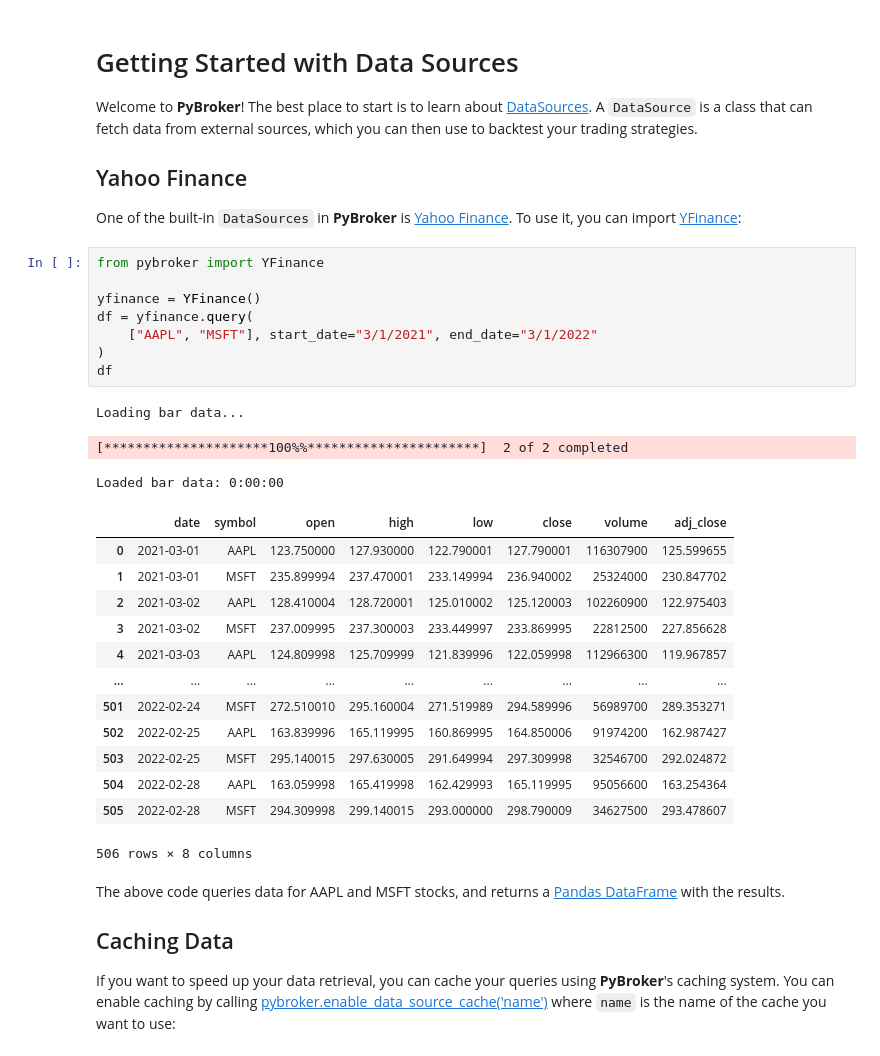
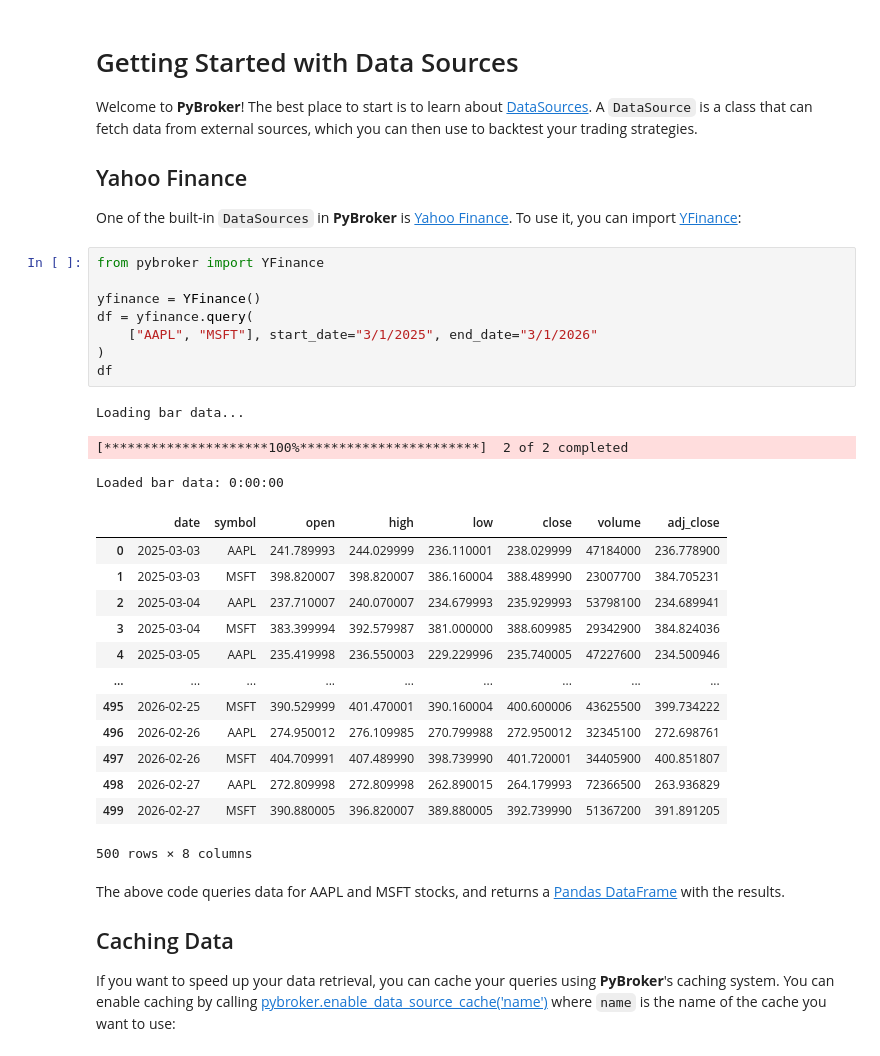
Before and after one commit to edtechre/pybroker, a Jupyter notebook: docs/source/notebooks/1. Getting Started with Data Sources.ipynb, the cells around one changed output. Drawn from its saved outputs; the diff is of its cells as text.

```diff
--- a/docs/source/notebooks/1. Getting Started with Data Sources.ipynb
+++ b/docs/source/notebooks/1. Getting Started with Data Sources.ipynb
@@ -9,28 +9,28 @@
 # %%
 from pybroker import YFinance
 
 yfinance = YFinance()
 df = yfinance.query(
-    ["AAPL", "MSFT"], start_date="3/1/2021", end_date="3/1/2022"
+    ["AAPL", "MSFT"], start_date="3/1/2025", end_date="3/1/2026"
 )
 df
 # %% [output]
 Loading bar data...
-[*********************100%%**********************]  2 of 2 completed
+[*********************100%***********************]  2 of 2 completed
 Loaded bar data: 0:00:00
 |  | date | symbol | open | high | low | close | volume | adj_close |
-| 0 | 2021-03-01 | AAPL | 123.750000 | 127.930000 | 122.790001 | 127.790001 | 116307900 | 125.599655 |
-| 1 | 2021-03-01 | MSFT | 235.899994 | 237.470001 | 233.149994 | 236.940002 | 25324000 | 230.847702 |
-| 2 | 2021-03-02 | AAPL | 128.410004 | 128.720001 | 125.010002 | 125.120003 | 102260900 | 122.975403 |
-| 3 | 2021-03-02 | MSFT | 237.009995 | 237.300003 | 233.449997 | 233.869995 | 22812500 | 227.856628 |
-| 4 | 2021-03-03 | AAPL | 124.809998 | 125.709999 | 121.839996 | 122.059998 | 112966300 | 119.967857 |
+| 0 | 2025-03-03 | AAPL | 241.789993 | 244.029999 | 236.110001 | 238.029999 | 47184000 | 236.778900 |
+| 1 | 2025-03-03 | MSFT | 398.820007 | 398.820007 | 386.160004 | 388.489990 | 23007700 | 384.705231 |
+| 2 | 2025-03-04 | AAPL | 237.710007 | 240.070007 | 234.679993 | 235.929993 | 53798100 | 234.689941 |
+| 3 | 2025-03-04 | MSFT | 383.399994 | 392.579987 | 381.000000 | 388.609985 | 29342900 | 384.824036 |
+| 4 | 2025-03-05 | AAPL | 235.419998 | 236.550003 | 229.229996 | 235.740005 | 47227600 | 234.500946 |
 | ... | ... | ... | ... | ... | ... | ... | ... | ... |
-| 501 | 2022-02-24 | MSFT | 272.510010 | 295.160004 | 271.519989 | 294.589996 | 56989700 | 289.353271 |
-| 502 | 2022-02-25 | AAPL | 163.839996 | 165.119995 | 160.869995 | 164.850006 | 91974200 | 162.987427 |
-| 503 | 2022-02-25 | MSFT | 295.140015 | 297.630005 | 291.649994 | 297.309998 | 32546700 | 292.024872 |
-| 504 | 2022-02-28 | AAPL | 163.059998 | 165.419998 | 162.429993 | 165.119995 | 95056600 | 163.254364 |
-| 505 | 2022-02-28 | MSFT | 294.309998 | 299.140015 | 293.000000 | 298.790009 | 34627500 | 293.478607 |
+| 495 | 2026-02-25 | MSFT | 390.529999 | 401.470001 | 390.160004 | 400.600006 | 43625500 | 399.734222 |
+| 496 | 2026-02-26 | AAPL | 274.950012 | 276.109985 | 270.799988 | 272.950012 | 32345100 | 272.698761 |
+| 497 | 2026-02-26 | MSFT | 404.709991 | 407.489990 | 398.739990 | 401.720001 | 34405900 | 400.851807 |
+| 498 | 2026-02-27 | AAPL | 272.809998 | 272.809998 | 262.890015 | 264.179993 | 72366500 | 263.936829 |
+| 499 | 2026-02-27 | MSFT | 390.880005 | 396.820007 | 389.880005 | 392.739990 | 51367200 | 391.891205 |
-506 rows × 8 columns
+500 rows × 8 columns
 # %% [markdown]
 The above code queries data for AAPL and MSFT stocks, and returns a [Pandas DataFrame](https://pandas.pydata.org/docs/reference/api/pandas.DataFrame.html) with the results.
 
```
Also changed, not shown: parts of 7 cells of this notebook.
